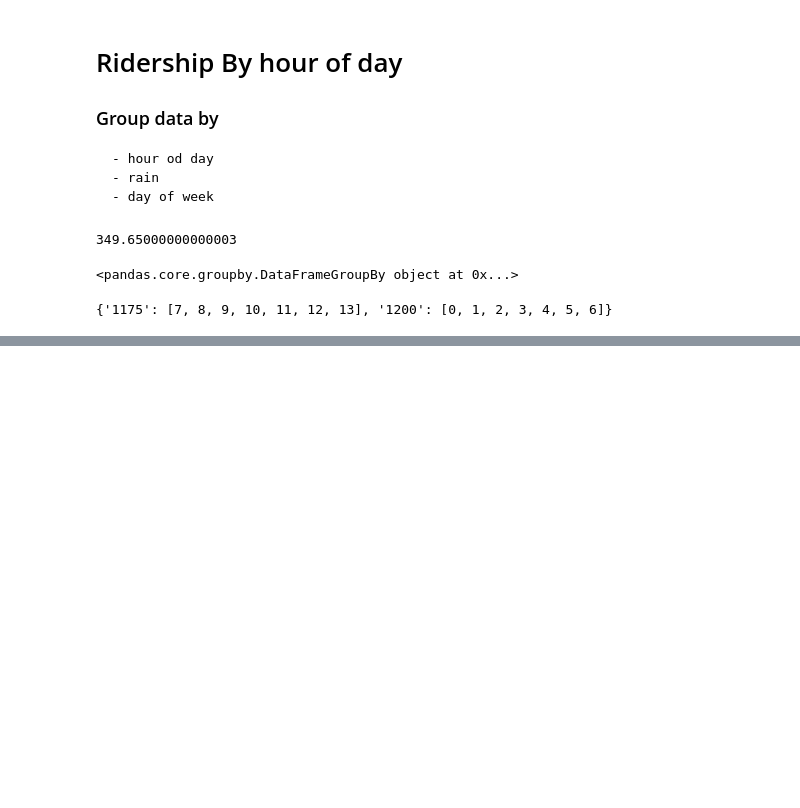
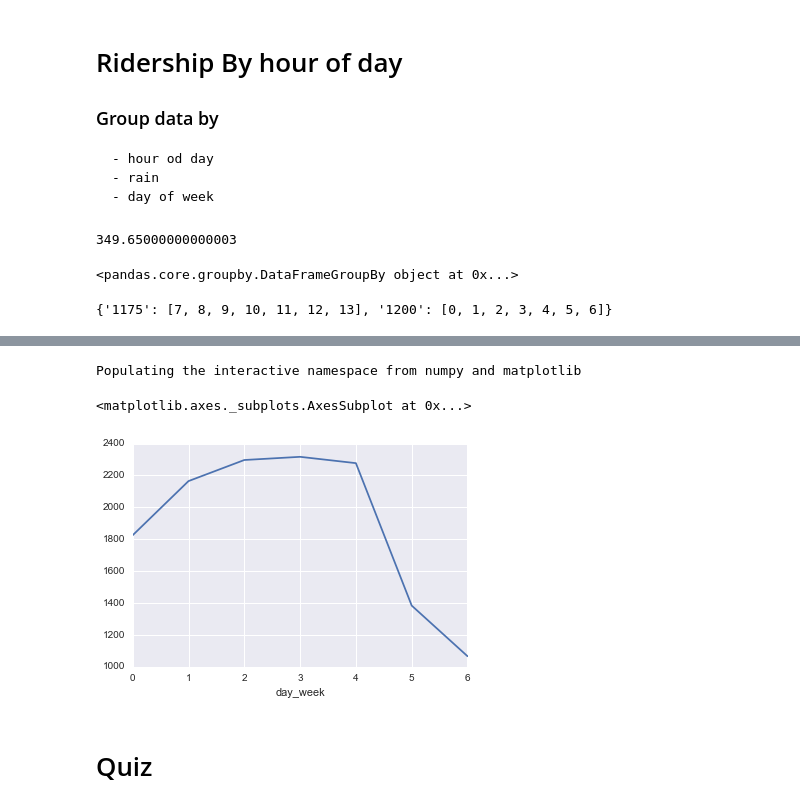
Before and after one commit to jorellano/Data-Analysis, a Jupyter notebook: lesson 3/Lesson 3 Pt 2/Lesson 3 pt 2.ipynb, the cells around one changed output, grey strips where cells are left out. Drawn from its saved outputs; the diff is of its cells as text; code cells hidden in the pictures; blank space fills up the shorter version.

```diff
--- a/lesson 3/Lesson 3 Pt 2/Lesson 3 pt 2.ipynb
+++ b/lesson 3/Lesson 3 Pt 2/Lesson 3 pt 2.ipynb
@@ -472,0 +500,2 @@ engagement_df.groupby('account_key').sum()
+# %%
+df = pd.read_csv('nyc_subway_weather.csv')
@@ -472,0 +525,14 @@ engagement_df.groupby('account_key').sum()
+# %%
+ridership_by_day = df.groupby('day_week').mean()['ENTRIESn_hourly']
+
+#only the values containing entries in the hourly column
+# %%
+%pylab inline
+import seaborn as sns
+ridership_by_day.plot()
+# %% [output]
+Populating the interactive namespace from numpy and matplotlib
+<matplotlib.axes._subplots.AxesSubplot at 0x...>
+[figure, added]
+# %% [markdown]
+# Quiz
```
Also changed, not shown: parts of 21 cells of this notebook.
